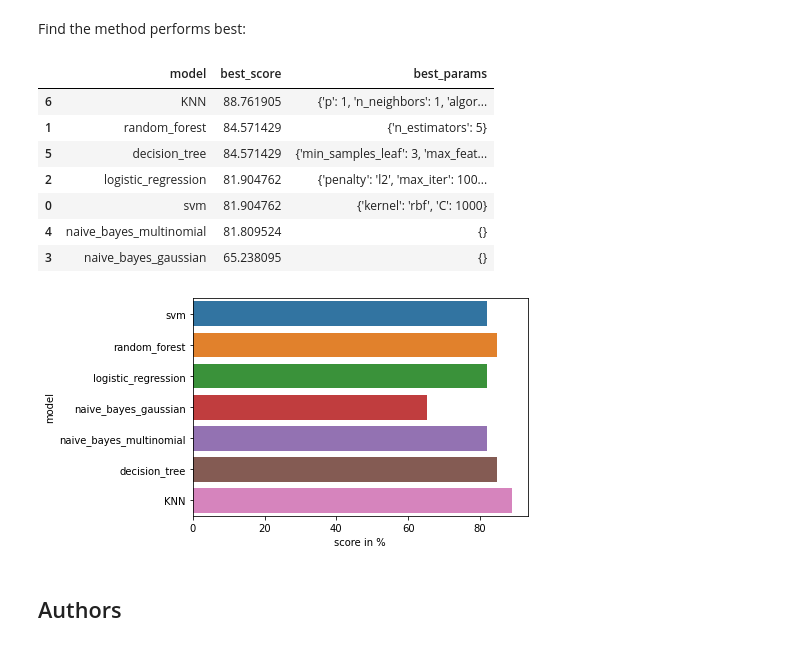
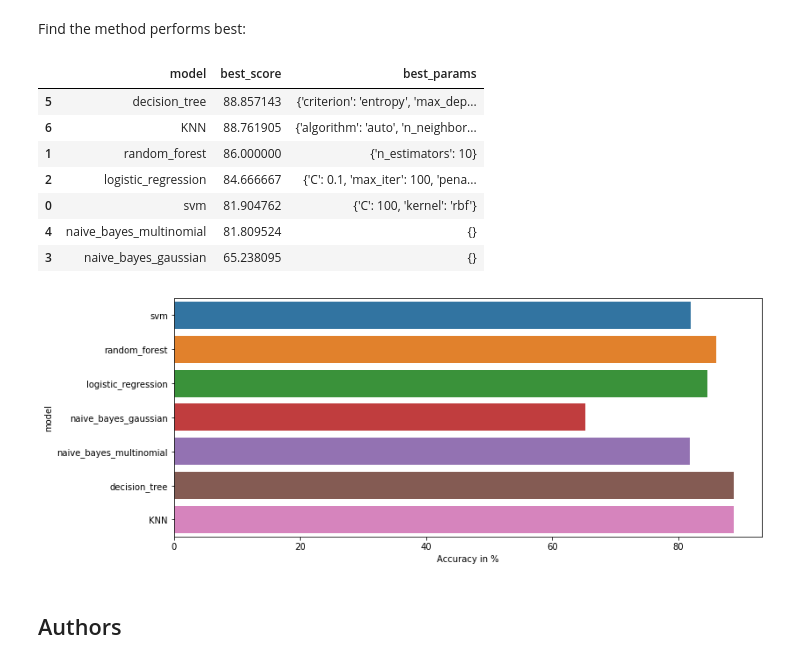
Before and after one commit to phantom-bell/IBM_course, a Jupyter notebook: Machine Learning Prediction lab.ipynb, the cells around one changed output. Cells and saved outputs as stored; diff of their text form; code cells hidden in the pictures.

```diff
--- a/Machine Learning Prediction lab.ipynb
+++ b/Machine Learning Prediction lab.ipynb
@@ -654,12 +637,12 @@ X=MinMaxScaler().fit(X).transform(X.astype(float))
 from sklearn.model_selection import train_test_split
 X_train,X_test,Y_train,Y_test=train_test_split(X,Y,test_size=0.2,random_state=1)
 # %%
-from sklearn.model_selection import RandomizedSearchCV
+
 import pandas as pd
 scores = []
 
 for model_name, mp in model_params.items():
-    clf =  RandomizedSearchCV(mp['model'], mp['params'], cv=5, return_train_score=False)
+    clf =  GridSearchCV(mp['model'], mp['params'], cv=5, return_train_score=False)
     clf.fit(X_train, Y_train)
     scores.append({
         'model': model_name,
@@ -672,23 +655,23 @@ df['best_score']=df['best_score']*100
 df.sort_values(by='best_score',ascending=False)
 # %% [output]
 |  | model | best_score | best_params |
-| 6 | KNN | 88.761905 | {'p': 1, 'n_neighbors': 1, 'algor... |
-| 1 | random_forest | 84.571429 | {'n_estimators': 5} |
-| 5 | decision_tree | 84.571429 | {'min_samples_leaf': 3, 'max_feat... |
-| 2 | logistic_regression | 81.904762 | {'penalty': 'l2', 'max_iter': 100... |
-| 0 | svm | 81.904762 | {'kernel': 'rbf', 'C': 1000} |
+| 5 | decision_tree | 88.857143 | {'criterion': 'entropy', 'max_dep... |
+| 6 | KNN | 88.761905 | {'algorithm': 'auto', 'n_neighbor... |
+| 1 | random_forest | 86.000000 | {'n_estimators': 10} |
+| 2 | logistic_regression | 84.666667 | {'C': 0.1, 'max_iter': 100, 'pena... |
+| 0 | svm | 81.904762 | {'C': 100, 'kernel': 'rbf'} |
 | 4 | naive_bayes_multinomial | 81.809524 | {} |
 | 3 | naive_bayes_gaussian | 65.238095 | {} |
 # %%
 import seaborn as sns
 import matplotlib.pyplot as plt
 # %%
-sns.barplot(data=df,y='model',x='best_score',)
-plt.xlabel('score in %')
-
+plt.figure(figsize=(12,5))
+sns.barplot(data=df,y='model',x='best_score')
+plt.xlabel('Accuracy in %')
 plt.show()
 # %% [output]
-[figure, old version]
+[figure, new version]
 # %% [markdown]
 ## Authors
 # %% [markdown]
```
Also changed, not shown: parts of 8 cells of this notebook.
